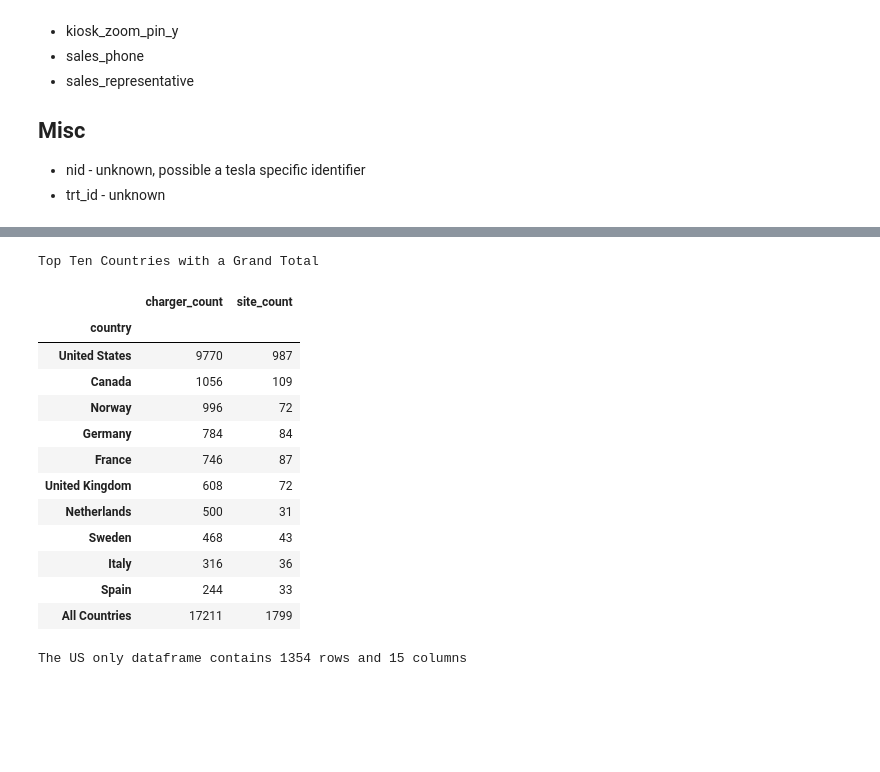
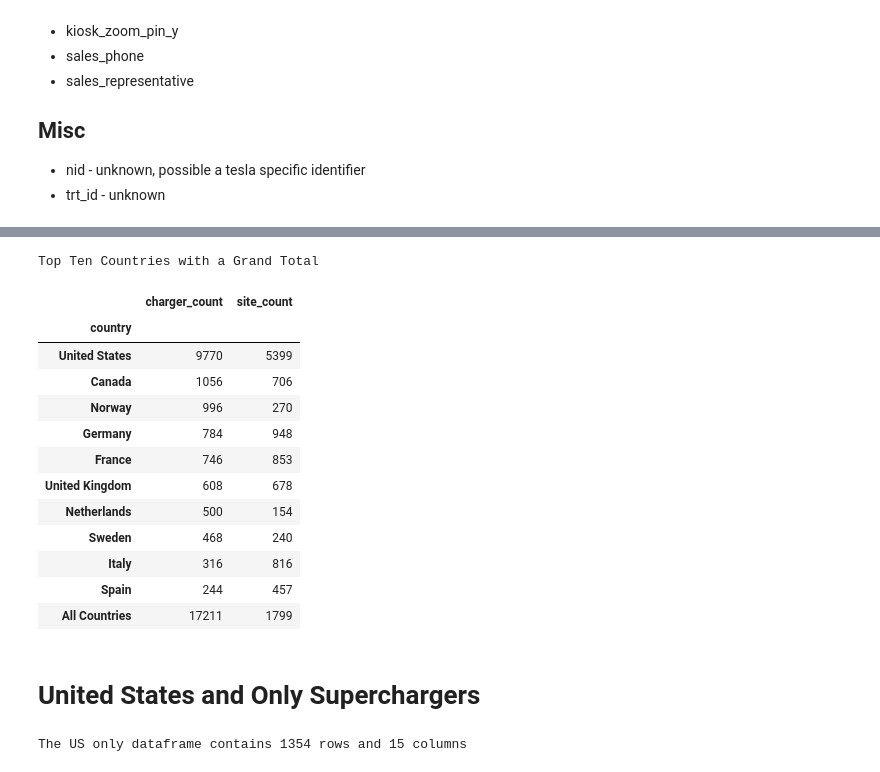
Before and after one commit to jeffkempster/code-louisville-data-science-2, a Jupyter notebook: Tesla Superchargers.ipynb, the cells around one changed output, grey strips where cells are left out. Drawn from its saved outputs; the diff is of its cells as text; code cells hidden in the pictures; blank space fills up the shorter version.

```diff
--- a/Tesla Superchargers.ipynb
+++ b/Tesla Superchargers.ipynb
@@ -170,37 +212,37 @@ sites.head()
 # %%
-# how many sites and chargers exist by country
-
 # count
 site_counts = sites.groupby('country') \
     .agg(charger_count=('num_of_chargers', 'sum'),
-         site_count=('num_of_chargers', 'count'))
+         site_count=('country', 'count'))
 # Sort and limit to 10
 site_counts = site_counts.sort_values(by=['charger_count'], ascending = False)[:10]
 
 # Grand Total
 grand_total = sites.agg(charger_count=('num_of_chargers', 'sum'),
          site_count=('num_of_chargers', 'count'))
 all_chargers = grand_total['num_of_chargers']['charger_count']
 all_sites = grand_total['num_of_chargers']['site_count']
 
 # append the grand total to the df
 site_counts.loc['All Countries',:]=[all_chargers, all_sites]
 site_counts = site_counts.astype(int) # make everything integers
 print('Top Ten Countries with a Grand Total')
 site_counts
 # %% [output]
 Top Ten Countries with a Grand Total
 |  | charger_count | site_count |
 | country |  |  |
-| United States | 9770 | 987 |
-| Canada | 1056 | 109 |
-| Norway | 996 | 72 |
-| Germany | 784 | 84 |
-| France | 746 | 87 |
-| United Kingdom | 608 | 72 |
-| Netherlands | 500 | 31 |
-| Sweden | 468 | 43 |
-| Italy | 316 | 36 |
-| Spain | 244 | 33 |
+| United States | 9770 | 5399 |
+| Canada | 1056 | 706 |
+| Norway | 996 | 270 |
+| Germany | 784 | 948 |
+| France | 746 | 853 |
+| United Kingdom | 608 | 678 |
+| Netherlands | 500 | 154 |
+| Sweden | 468 | 240 |
+| Italy | 316 | 816 |
+| Spain | 244 | 457 |
 | All Countries | 17211 | 1799 |
+# %% [markdown]
+# United States and Only Superchargers
 # %%
```
Also changed, not shown: parts of 16 cells of this notebook, 5 other files.
